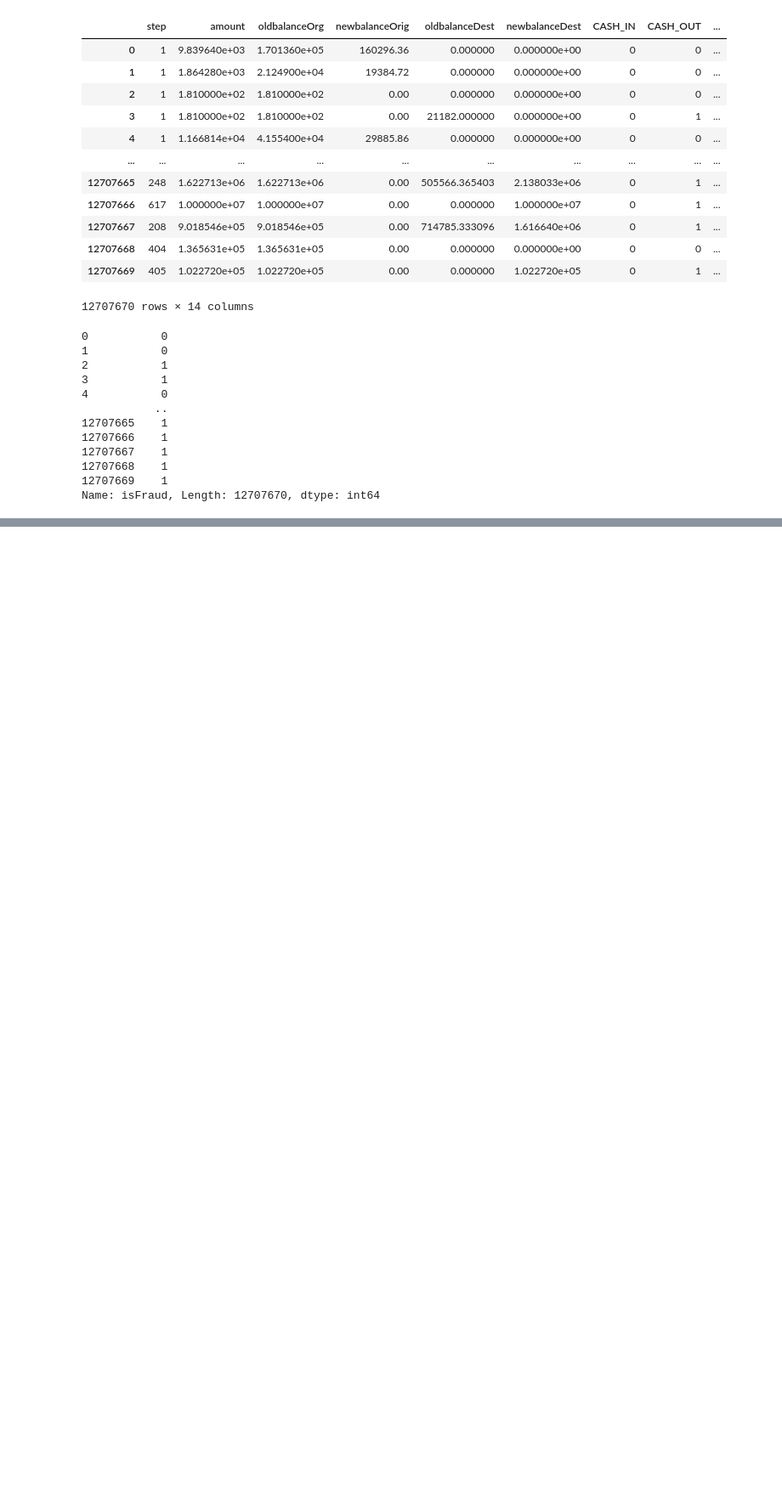
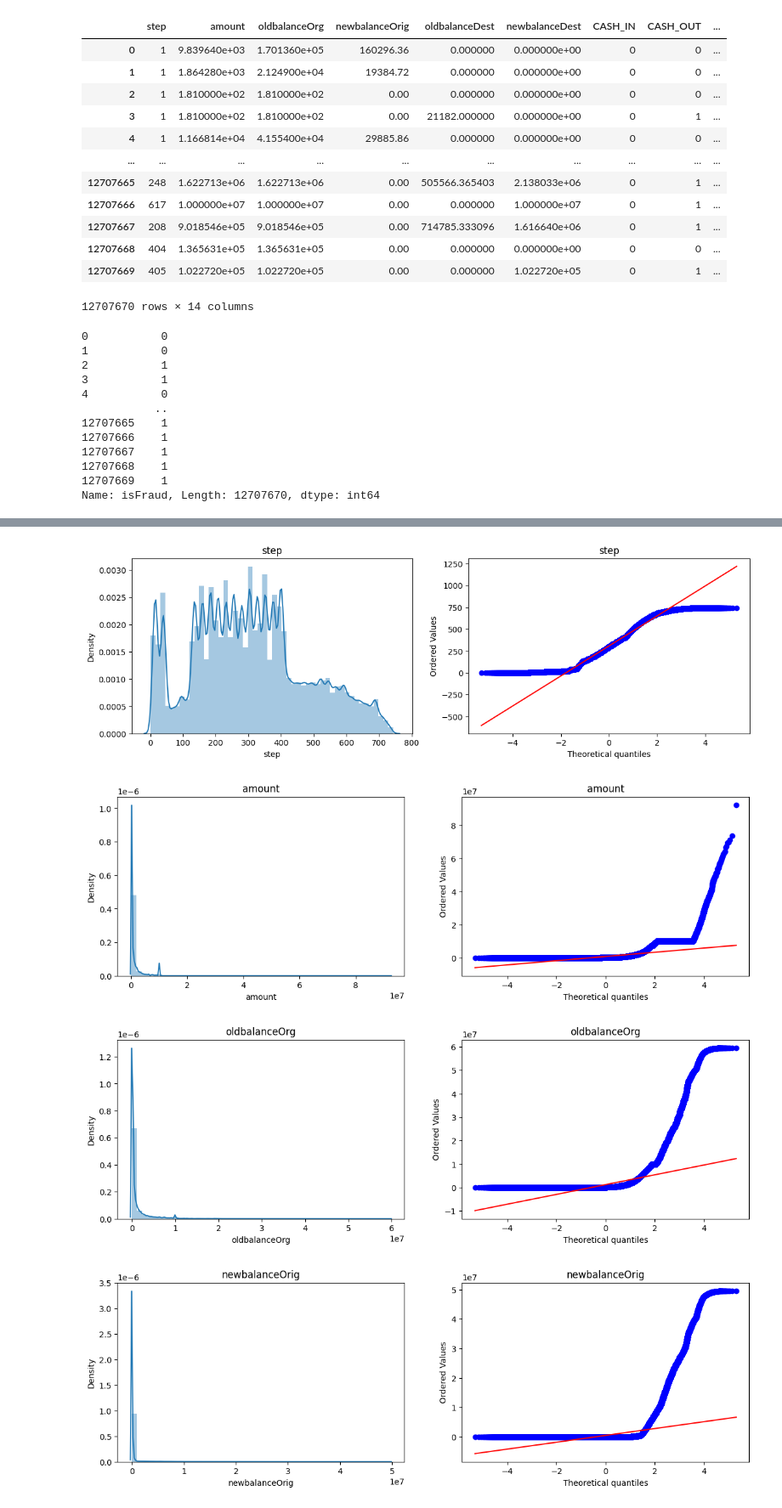
Before and after one commit to RajKulk16/Financial-Sentinel, a Jupyter notebook: main_work.ipynb, the cells around one changed output, grey strips where cells are left out. Shown at 85% size. Cells and saved outputs as stored; diff of their text form; code cells hidden in the pictures; blank space fills up the shorter version.

```diff
--- a/main_work.ipynb
+++ b/main_work.ipynb
@@ -780,0 +780,17 @@ y_sampled
+# %%
+for col in X_resampled.columns:
+    plt.figure(figsize=(14,4))
+    plt.subplot(121)
+    sns.distplot(X_resampled[col])
+    plt.title(col)
+
+    plt.subplot(122)
+    stats.probplot(X_resampled[col], dist="norm", plot=plt)
+    plt.title(col)
+
+    plt.show()
+# %% [output]
+[figure, added]
+[figure, added]
+[figure, added]
+[figure, added]
```
Also changed, not shown: parts of 40 cells of this notebook.
